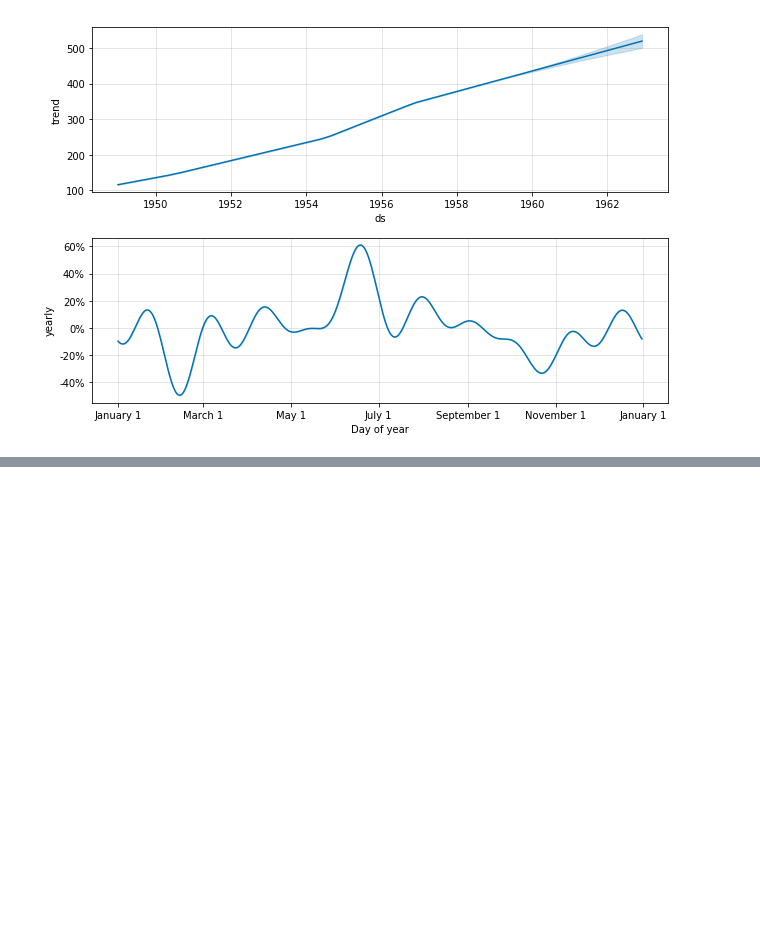
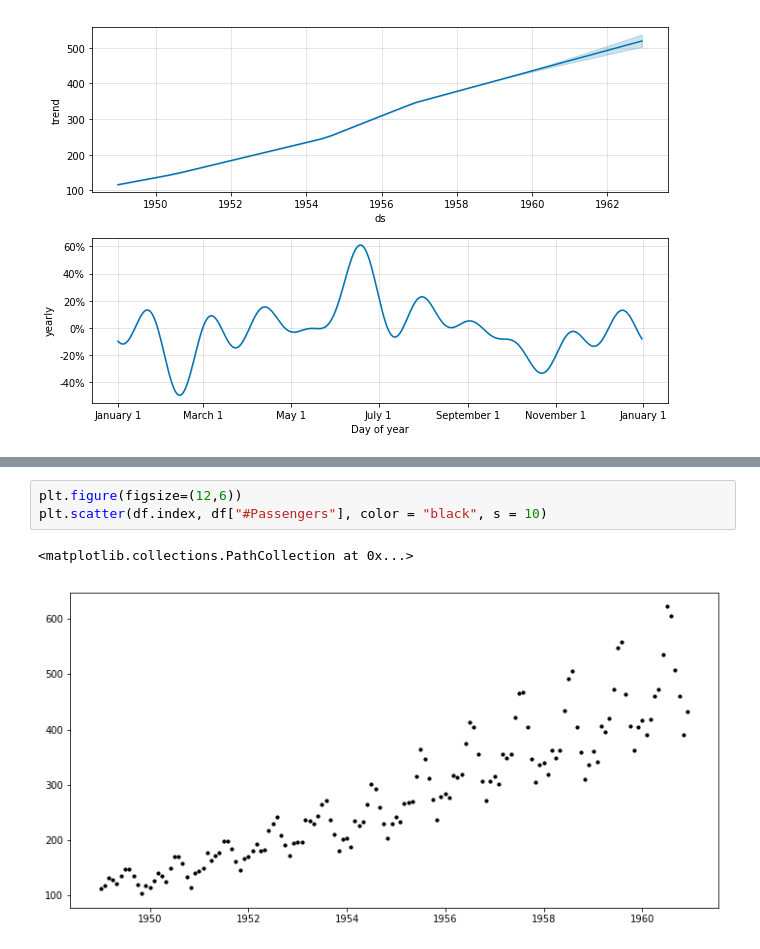
Before and after one commit to okagen/study, a Jupyter notebook: studyGoogleColaboratory.ipynb, the cells around one changed output, grey strips where cells are left out. Cells and saved outputs as stored; diff of their text form; blank space fills up the shorter version.

```diff
--- a/studyGoogleColaboratory.ipynb
+++ b/studyGoogleColaboratory.ipynb
@@ -158,0 +192,6 @@ fig = m.plot_components(forecast)
+# %%
+plt.figure(figsize=(12,6))
+plt.scatter(df.index, df["#Passengers"], color = "black", s = 10)
+# %% [output]
+<matplotlib.collections.PathCollection at 0x...>
+[figure, added]
```
Also changed, not shown: parts of 9 cells of this notebook.
